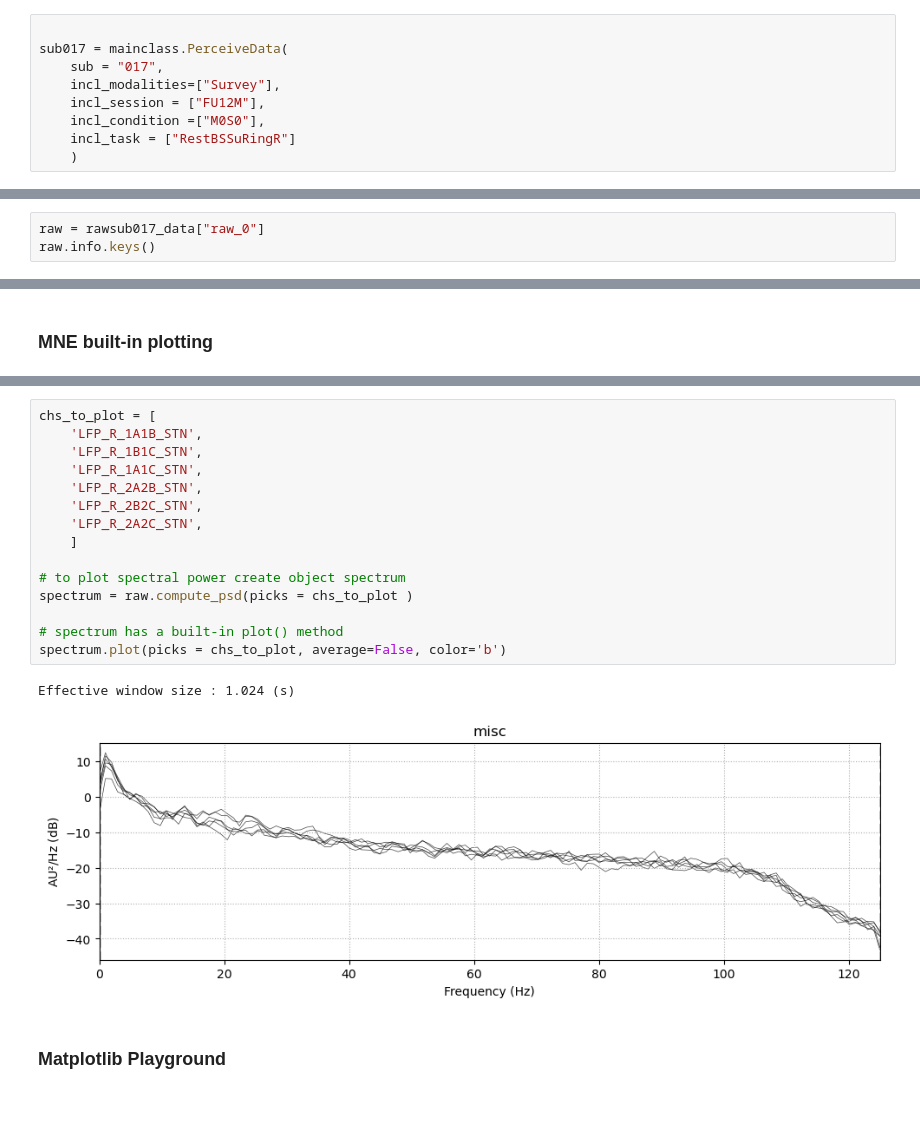
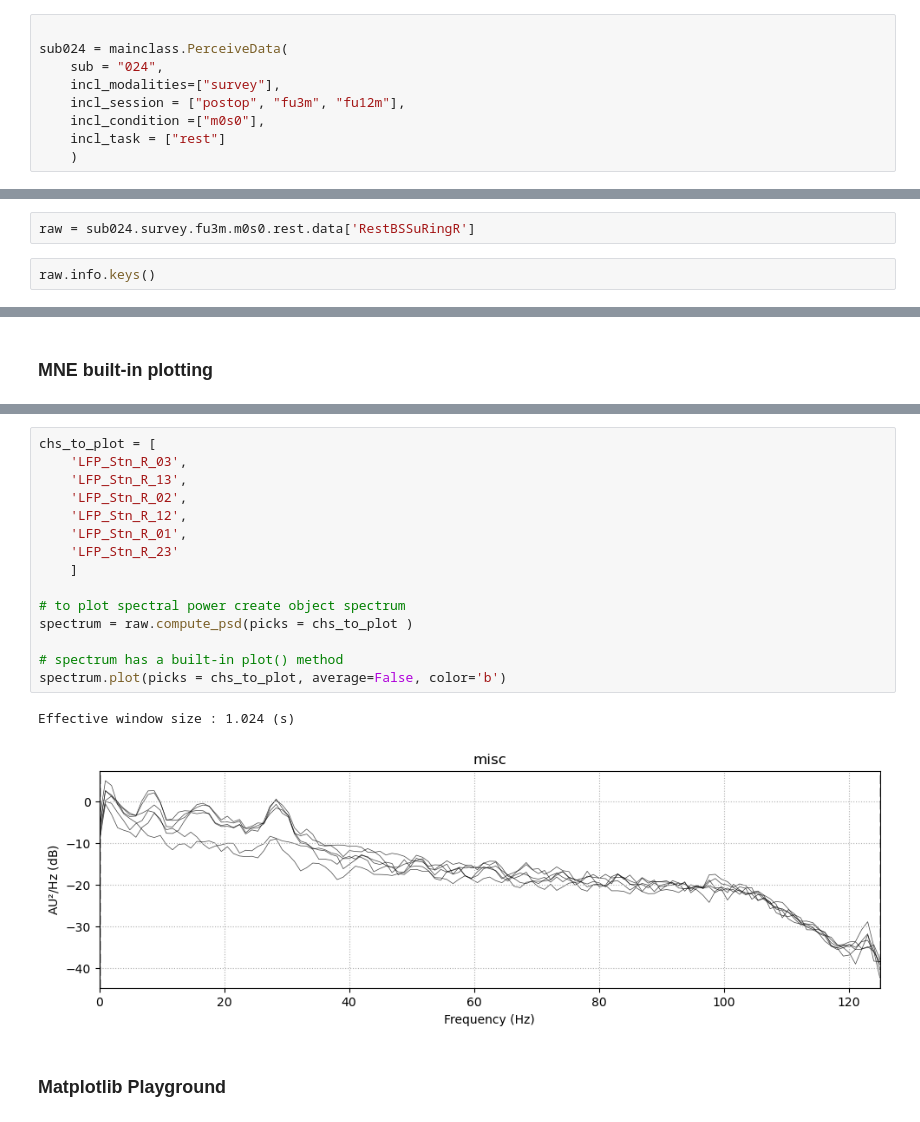
Before and after one commit to jgvhabets/PyPerceive, a Jupyter notebook: code/notebooks/percept_tf_analysis.ipynb, the cells around one changed output, grey strips where cells are left out. Saved outputs shown, nothing was run; the diff lists cells and outputs as text.

```diff
--- a/code/notebooks/percept_tf_analysis.ipynb
+++ b/code/notebooks/percept_tf_analysis.ipynb
@@ -273,10 +281,10 @@ The data object has:
 ## 2. MNE basics
 # %%
 
-sub017 = mainclass.PerceiveData(
-    sub = "017",
-    incl_modalities=["Survey"],
-    incl_session = ["FU12M"],
-    incl_condition =["M0S0"],
-    incl_task = ["RestBSSuRingR"]
+sub024 = mainclass.PerceiveData(
+    sub = "024",
+    incl_modalities=["survey"],
+    incl_session = ["postop", "fu3m", "fu12m"],
+    incl_condition =["m0s0"],
+    incl_task = ["rest"]
     )
@@ -313,5 +377,6 @@ dict_keys(['raw_0'])
+# %%
+raw = sub024.survey.fu3m.m0s0.rest.data['RestBSSuRingR']
 # %%
-raw = rawsub017_data["raw_0"]
 raw.info.keys()
 # %% [output]
 dict_keys(['acq_pars', 'acq_stim', 'ctf_head_t', 'description', 'dev_ctf_t', 'dig', 'experimenter', 'utc_offset', 'device_info', 'file_id', 'highpass', 'hpi_subsystem', 'kit_system_id', 'helium_info', ...
@@ -400,21 +559,21 @@ Figure(800x800)
 # %%
 chs_to_plot = [
-    'LFP_R_1A1B_STN',
-    'LFP_R_1B1C_STN',
-    'LFP_R_1A1C_STN',
-    'LFP_R_2A2B_STN',
-    'LFP_R_2B2C_STN',
-    'LFP_R_2A2C_STN',
+    'LFP_Stn_R_03',
+    'LFP_Stn_R_13',
+    'LFP_Stn_R_02',
+    'LFP_Stn_R_12',
+    'LFP_Stn_R_01',
+    'LFP_Stn_R_23'
     ]
 
 # to plot spectral power create object spectrum
 spectrum = raw.compute_psd(picks = chs_to_plot )
 
 # spectrum has a built-in plot() method
 spectrum.plot(picks = chs_to_plot, average=False, color='b')
 # %% [output]
 Effective window size : 1.024 (s)
-[figure, old version]
+[figure, new version]
 # %% [markdown]
 ### Matplotlib Playground
 # %%
```
Also changed, not shown: parts of 33 cells of this notebook.
